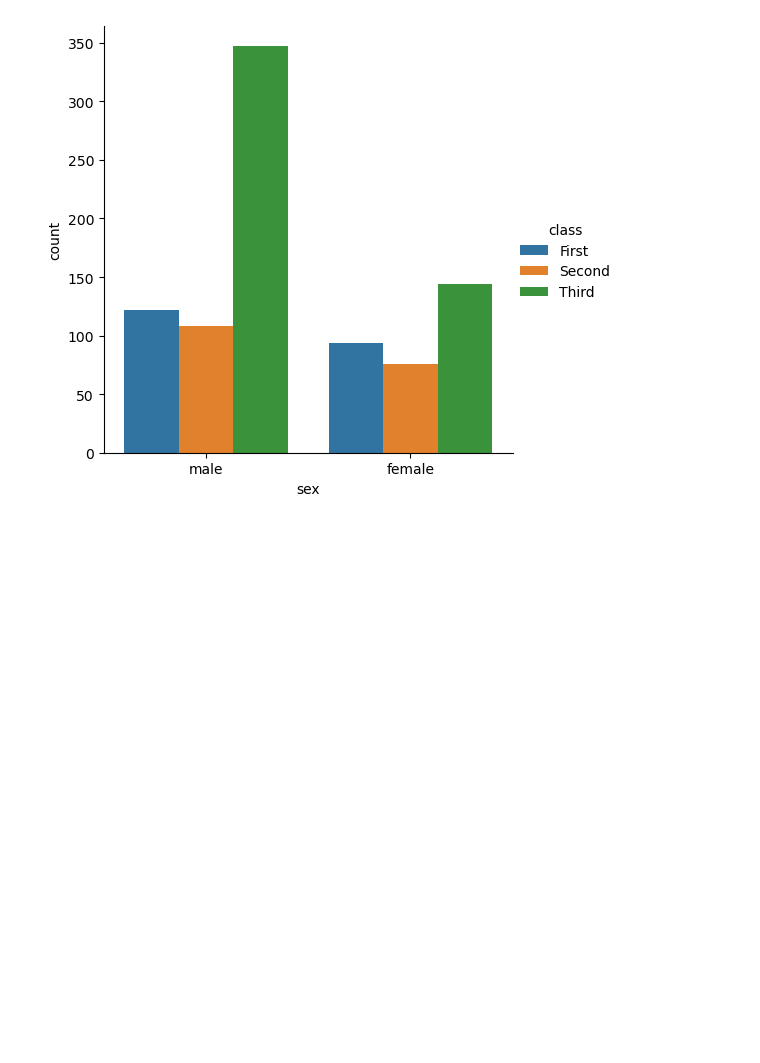
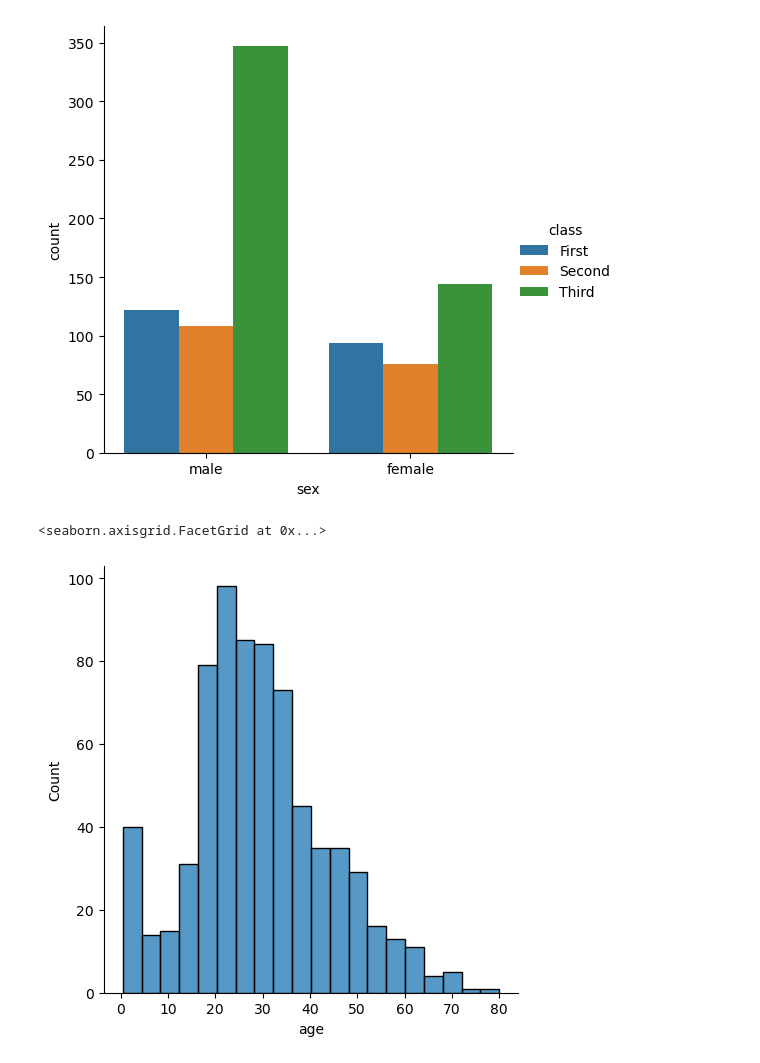
Before and after one commit to AliMHD1377/Personal-projects, a Jupyter notebook: Titanic Viz/Titanic-Viz.ipynb, the cells around one changed output. Drawn from its saved outputs; the diff is of its cells as text; code cells hidden in the pictures; blank space fills up the shorter version.

```diff
--- a/Titanic Viz/Titanic-Viz.ipynb
+++ b/Titanic Viz/Titanic-Viz.ipynb
@@ -66,3 +105,11 @@ sns.catplot(
 # %% [output]
 <seaborn.axisgrid.FacetGrid at 0x...>
 [figure]
+# %%
+sns.displot(
+    data=df,
+    x='age'
+)
+# %% [output]
+<seaborn.axisgrid.FacetGrid at 0x...>
+[figure, added]
```
Also changed, not shown: parts of 13 cells of this notebook.
